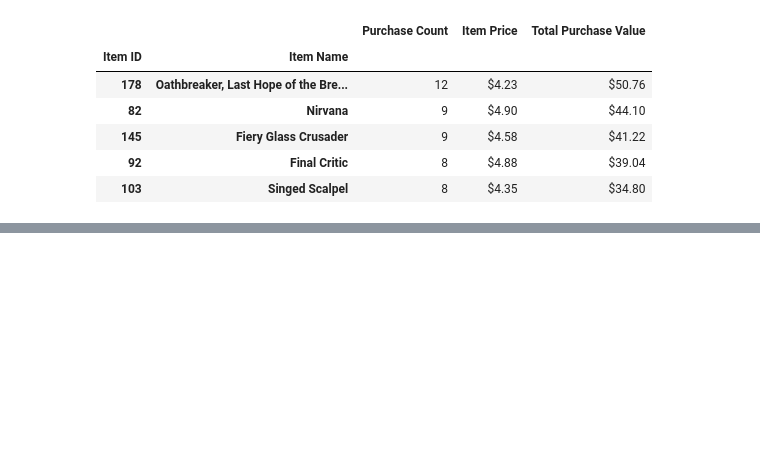
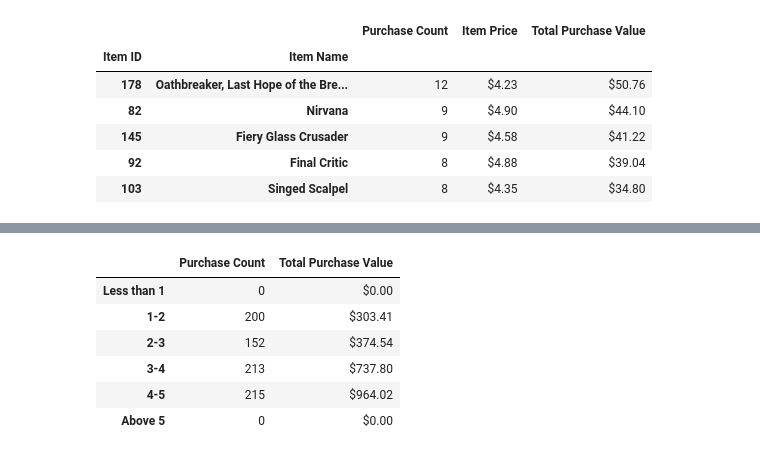
Before and after one commit to AmitavaSamaddar/Panda_Homework, a Jupyter notebook: HeroesOfPymoli_starter_Amitava.ipynb, the cells around one changed output, grey strips where cells are left out. Saved outputs shown, nothing was run; the diff lists cells and outputs as text; code cells hidden in the pictures; blank space fills up the shorter version.

```diff
--- a/HeroesOfPymoli_starter_Amitava.ipynb
+++ b/HeroesOfPymoli_starter_Amitava.ipynb
@@ -406,0 +446,30 @@ pur_item_sorted_val.head()
+# %%
+#Additional effort to draw conclusion on item price
+
+#Item price wise purchase analysis.  Group by Price Group.
+pur_price = purchase_data.groupby("Price Group")
+
+#Count
+pur_price_count = pur_price.SN.count()
+#Total Purchase
+pur_price_total = pur_price.Price.sum()
+
+#Creating the dataset
+pur_price_ana = pd.DataFrame({"Purchase Count": pur_price_count,
+                            "Total Purchase Value": pur_price_total},
+                            index = price_labels
+                           )
+
+#Change format for $ value columns
+pur_price_ana["Total Purchase Value"] = pur_price_ana["Total Purchase Value"].map("${:.2f}".format)
+
+#Show modified dataset
+pur_price_ana
+# %% [output]
+|  | Purchase Count | Total Purchase Value |
+| Less than 1 | 0 | $0.00 |
+| 1-2 | 200 | $303.41 |
+| 2-3 | 152 | $374.54 |
+| 3-4 | 213 | $737.80 |
+| 4-5 | 215 | $964.02 |
+| Above 5 | 0 | $0.00 |
```
Also changed, not shown: parts of 1 cell of this notebook.
